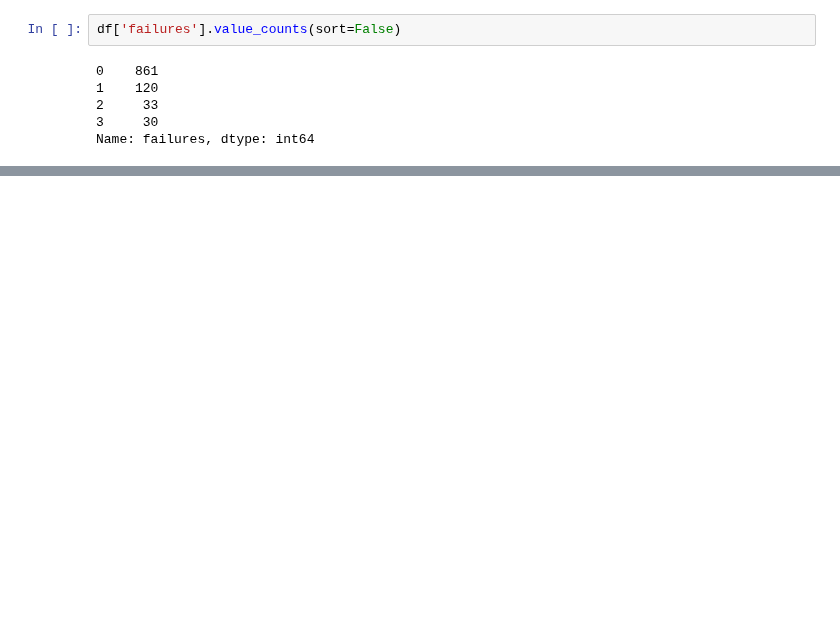
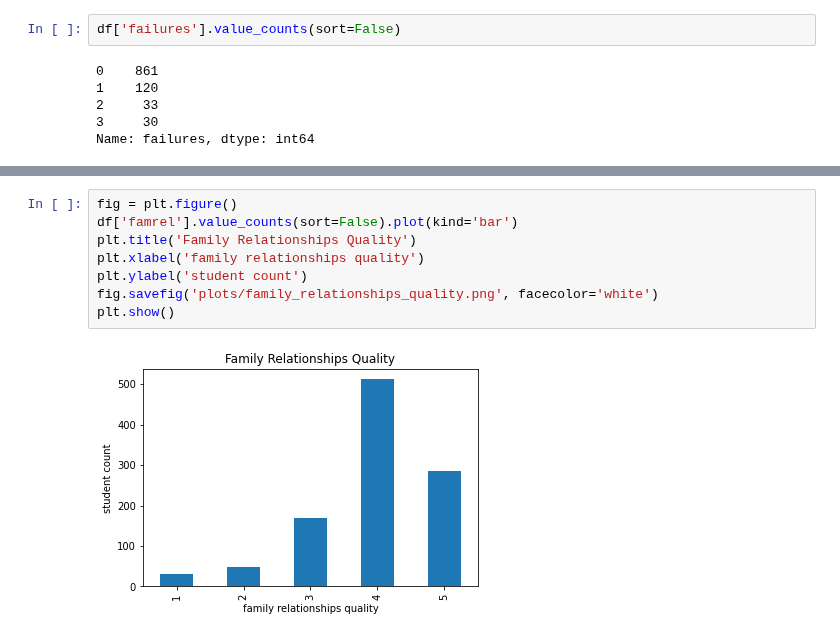
Before and after one commit to TharindaNimnajith/student-performance, a Jupyter notebook: dataset_analysis/column_data_analysis.ipynb, the cells around one changed output, grey strips where cells are left out. Drawn from its saved outputs; the diff is of its cells as text; blank space fills up the shorter version.

```diff
--- a/dataset_analysis/column_data_analysis.ipynb
+++ b/dataset_analysis/column_data_analysis.ipynb
@@ -428,0 +438,10 @@ plt.show()
+# %%
+fig = plt.figure()
+df['famrel'].value_counts(sort=False).plot(kind='bar')
+plt.title('Family Relationships Quality')
+plt.xlabel('family relationships quality')
+plt.ylabel('student count')
+fig.savefig('plots/family_relationships_quality.png', facecolor='white')
+plt.show()
+# %% [output]
+[figure, added]
```
Also changed, not shown: parts of 47 cells of this notebook, 27 other files.
